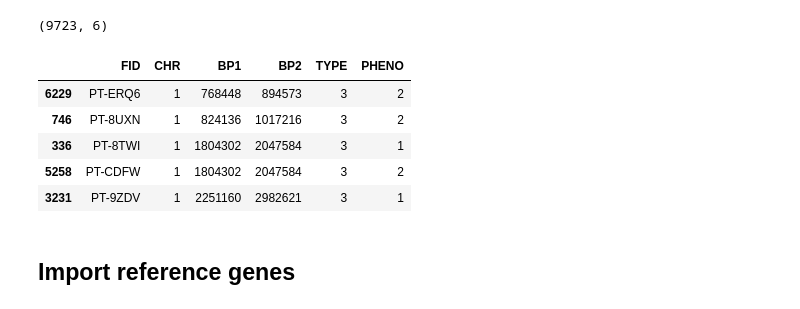
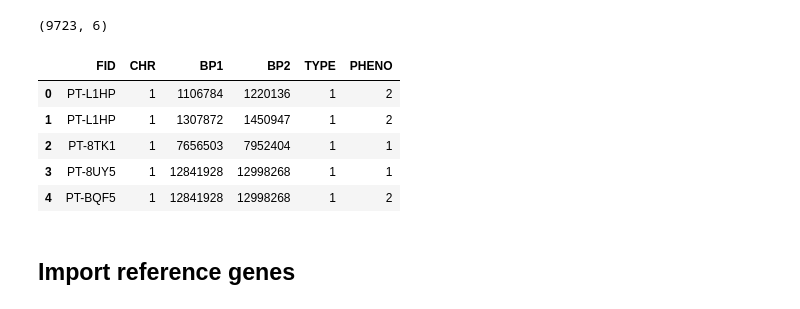
Before and after one commit to gaow/cnv-gene-mapping, a Jupyter notebook: workflow/20190628_Xmatrix.ipynb, the cells around one changed output. Cells and saved outputs as stored; diff of their text form; code cells hidden in the pictures.

```diff
--- a/workflow/20190628_Xmatrix.ipynb
+++ b/workflow/20190628_Xmatrix.ipynb
@@ -168,15 +159,18 @@ dup = cnv[cnv["TYPE"] == 3]
 # %%
 dele = dele.sort_values(by = ["CHR", "BP1", "BP2"])
 dup = dup.sort_values(by = ["CHR", "BP1", "BP2"])
+# %%
+dele = dele.set_index([[i for i in range(dele.shape[0])]])
+dup = dup.set_index([[i for i in range(dup.shape[0])]])
 # %%
-dup.head()
+dele.head()
 # %% [output]
 |  | FID | CHR | BP1 | BP2 | TYPE | PHENO |
-| 6229 | PT-ERQ6 | 1 | 768448 | 894573 | 3 | 2 |
-| 746 | PT-8UXN | 1 | 824136 | 1017216 | 3 | 2 |
-| 336 | PT-8TWI | 1 | 1804302 | 2047584 | 3 | 1 |
-| 5258 | PT-CDFW | 1 | 1804302 | 2047584 | 3 | 2 |
-| 3231 | PT-9ZDV | 1 | 2251160 | 2982621 | 3 | 1 |
+| 0 | PT-L1HP | 1 | 1106784 | 1220136 | 1 | 2 |
+| 1 | PT-L1HP | 1 | 1307872 | 1450947 | 1 | 2 |
+| 2 | PT-8TK1 | 1 | 7656503 | 7952404 | 1 | 1 |
+| 3 | PT-8UY5 | 1 | 12841928 | 12998268 | 1 | 1 |
+| 4 | PT-BQF5 | 1 | 12841928 | 12998268 | 1 | 2 |
 # %%
 # dele[dele["FID"].isin(list(set(dele[dele.duplicated(subset = ["FID", "CHR"])]["FID"].tolist())))]
 # %% [markdown]
```
Also changed, not shown: parts of 6 cells of this notebook, 13 other files.
